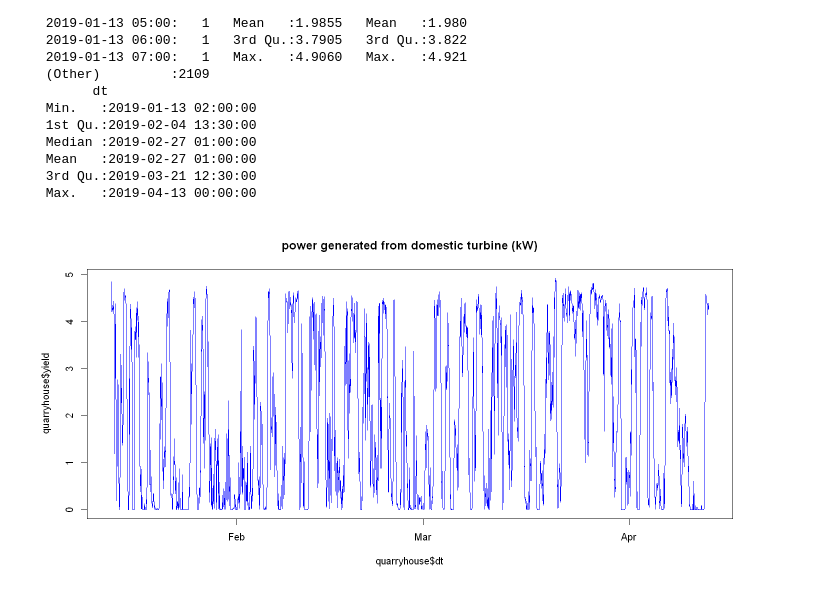
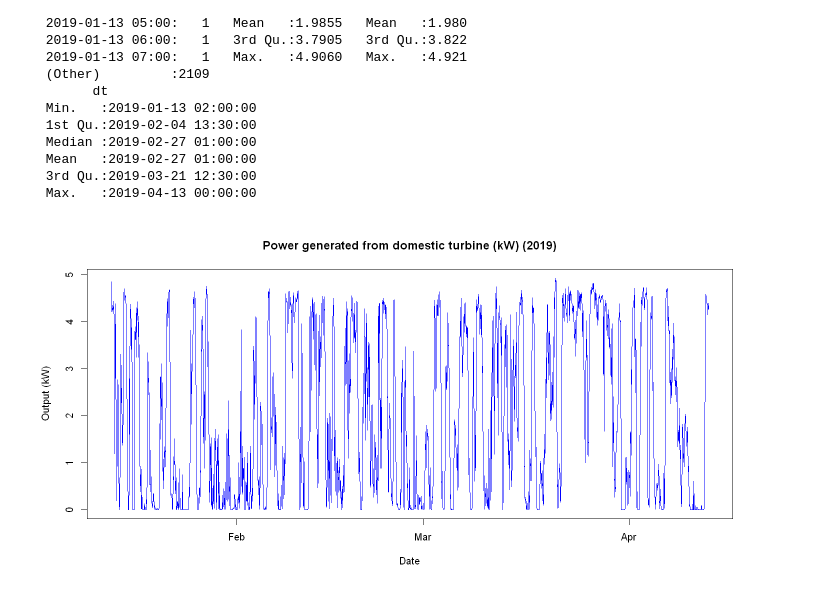
Before and after one commit to srendall91/orkney-electricity, a Jupyter notebook: quarryhouse_weather_combine/quarryhouse.ipynb, the cells around one changed output. Cells and saved outputs as stored; diff of their text form; code cells hidden in the pictures.

```diff
--- a/quarryhouse_weather_combine/quarryhouse.ipynb
+++ b/quarryhouse_weather_combine/quarryhouse.ipynb
@@ -31,7 +38,9 @@ summary(quarryhouse)
  Max.   :2019-04-13 00:00:00
 # %%
 plot(quarryhouse$dt, quarryhouse$yield,
-     main="power generated from domestic turbine (kW)",
+     main="Power generated from domestic turbine (kW) (2019)",
+     xlab = "Date",
+     ylab = "Output (kW)",
      type="l",col = "blue")
 # %% [output]
-[figure, old version]
+[figure, new version]
```
Also changed, not shown: parts of 31 cells of this notebook, 1 other file.
